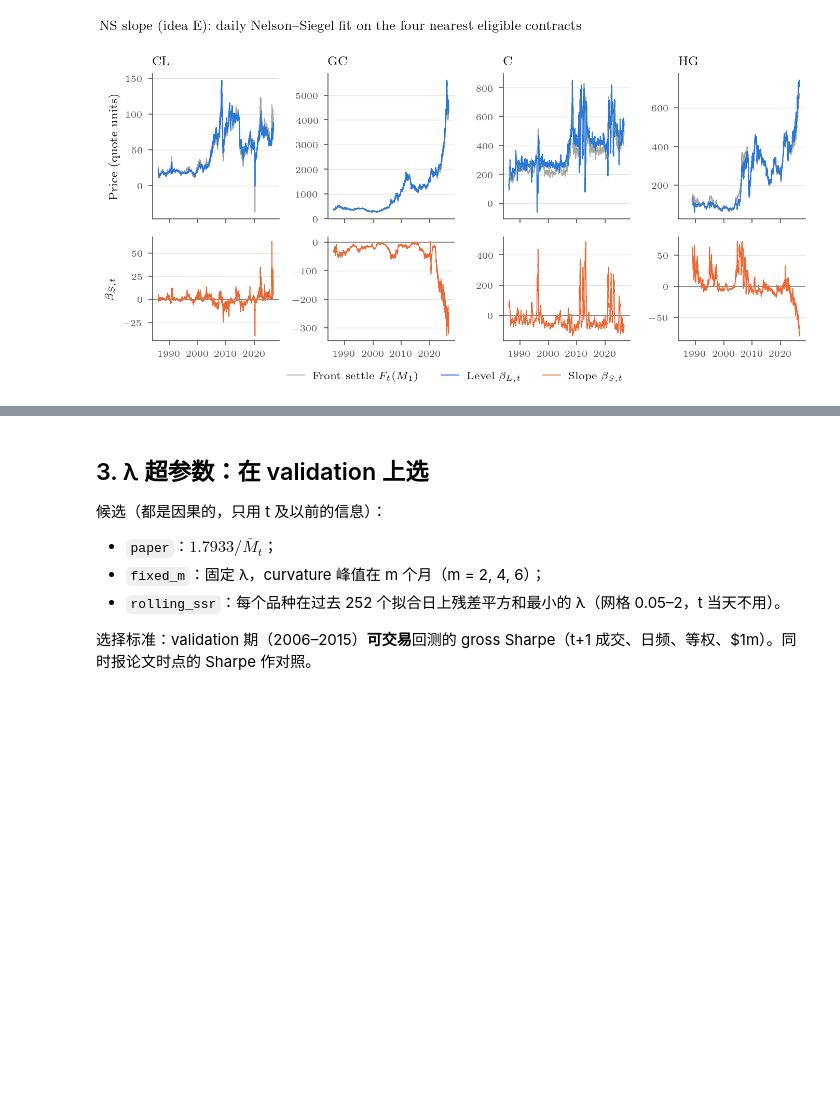
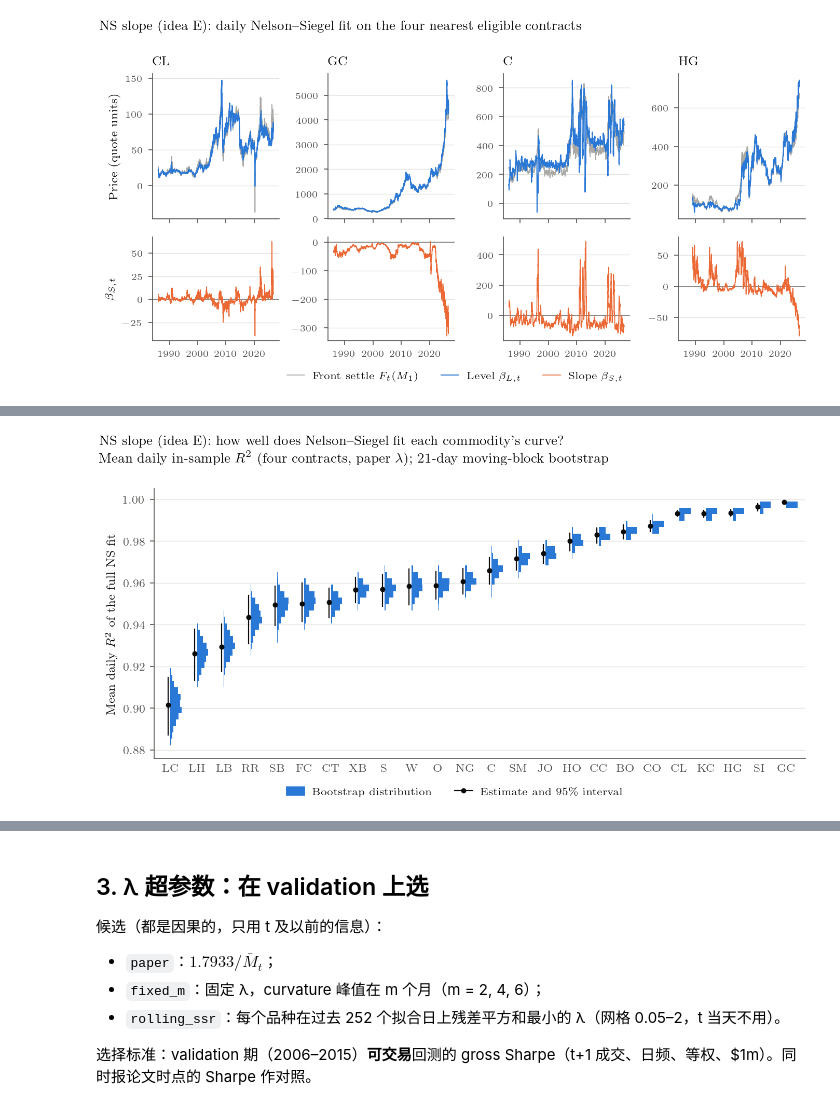
Before and after one commit to TianTian20021211/SystematicTradingCourse, a Jupyter notebook: notebooks/07_nelson_siegel.ipynb, the cells around one changed output, grey strips where cells are left out. Drawn from its saved outputs; the diff is of its cells as text; code cells hidden in the pictures; blank space fills up the shorter version.

```diff
--- a/notebooks/07_nelson_siegel.ipynb
+++ b/notebooks/07_nelson_siegel.ipynb
@@ -88,0 +97,15 @@ ps.save(fig, "ns_betas");
+# %%
+quality = ns.fit_quality(base["wide"], ns.lambda_series(base["wide"], "paper"))
+quality = quality.assign(
+    gain_slope=quality["adj_LS"] - quality["adj_L"], gain_curv=quality["adj_LSC"] - quality["adj_LS"],
+    loo_gain_slope=quality["loo_LS"] - quality["loo_L"], loo_gain_curv=quality["loo_LSC"] - quality["loo_LS"])
+cols = [f"{m}_{k}" for m in ("r2", "adj", "loo") for k in ns.MODELS]
+display(pd.DataFrame({"mean": quality[cols].mean(), "median": quality[cols].median()}).T.round(3))
+
+boot_r2, draws_r2 = horizon.block_bootstrap_mean(quality, "r2_LSC", block=21, n_boot=2000)
+fit_tests = {name: horizon.block_bootstrap_mean(quality, col, block=21, n_boot=2000, stat=stat)
+             for name, col, stat in [("adj: + slope", "gain_slope", "mean"), ("adj: + curvature", "gain_curv", "mean"),
+                                     ("LOO: + slope", "loo_gain_slope", "median"), ("LOO: + curvature", "loo_gain_curv", "median")]}
+display(pd.DataFrame({name: {"better (p<0.05)": int(((s["p_value"] < 0.05) & (s["mean"] > 0)).sum()),
+                             "worse (p<0.05)": int(((s["p_value"] < 0.05) & (s["mean"] < 0)).sum()),
+                             "median gain": s["mean"].median()} for name, (s, _d) in fit_tests.items()}).round(3))
@@ -88,0 +120,9 @@ ps.save(fig, "ns_betas");
+# %%
+fig = F.bootstrap_distribution(
+    boot_r2, draws_r2, "mean", r"Mean daily $R^2$ of the full NS fit",
+    ps.tex(f"{STRATEGY}: how well does Nelson--Siegel fit each commodity's curve?" + "\n"
+           + r"Mean daily in-sample $R^2$ (four contracts, paper $\lambda$); 21-day moving-block bootstrap"),
+    test=False)
+ps.save(fig, "ns_r2_bootstrap");
+# %% [output]
+[figure, added]
```
Also changed, not shown: parts of 16 cells of this notebook, 10 other files.
